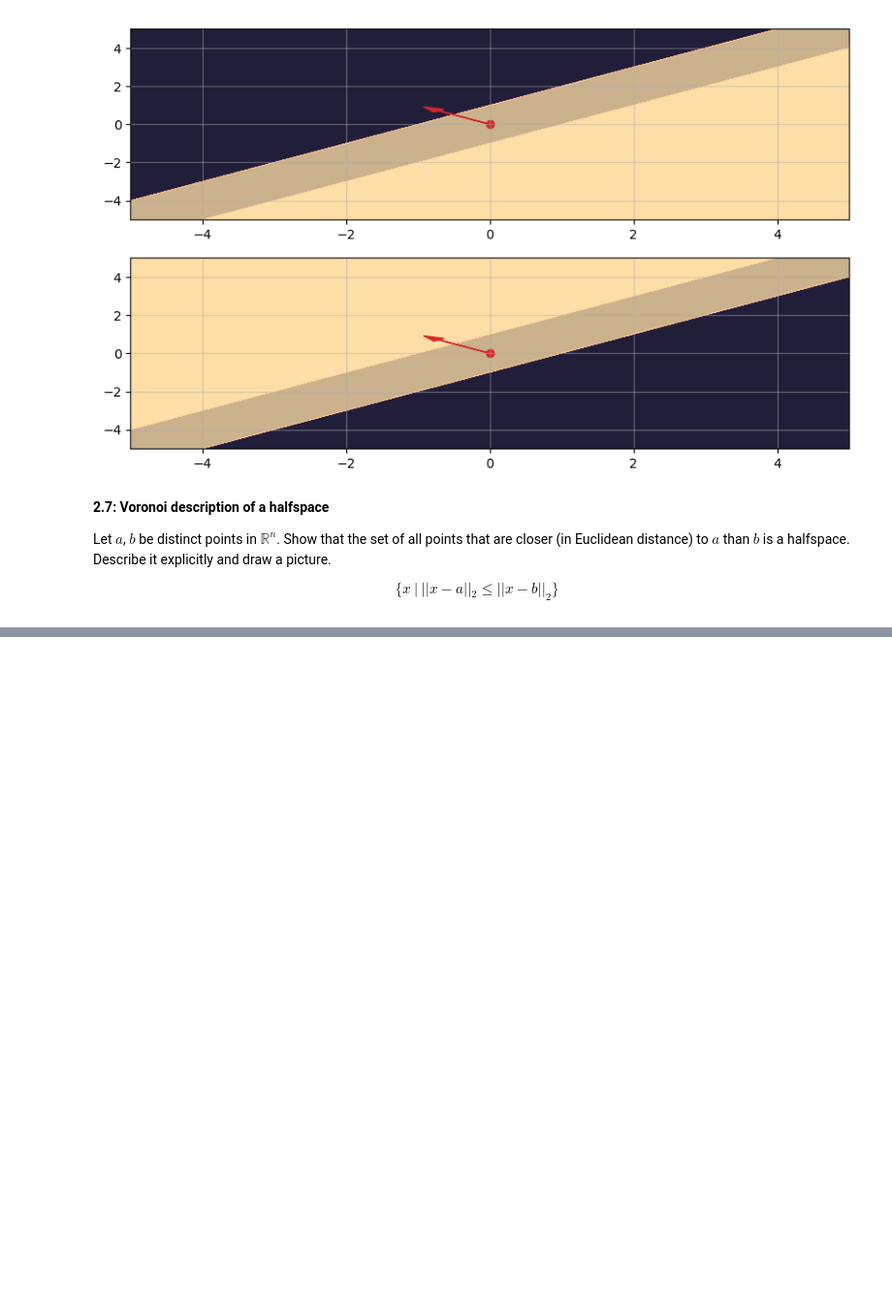
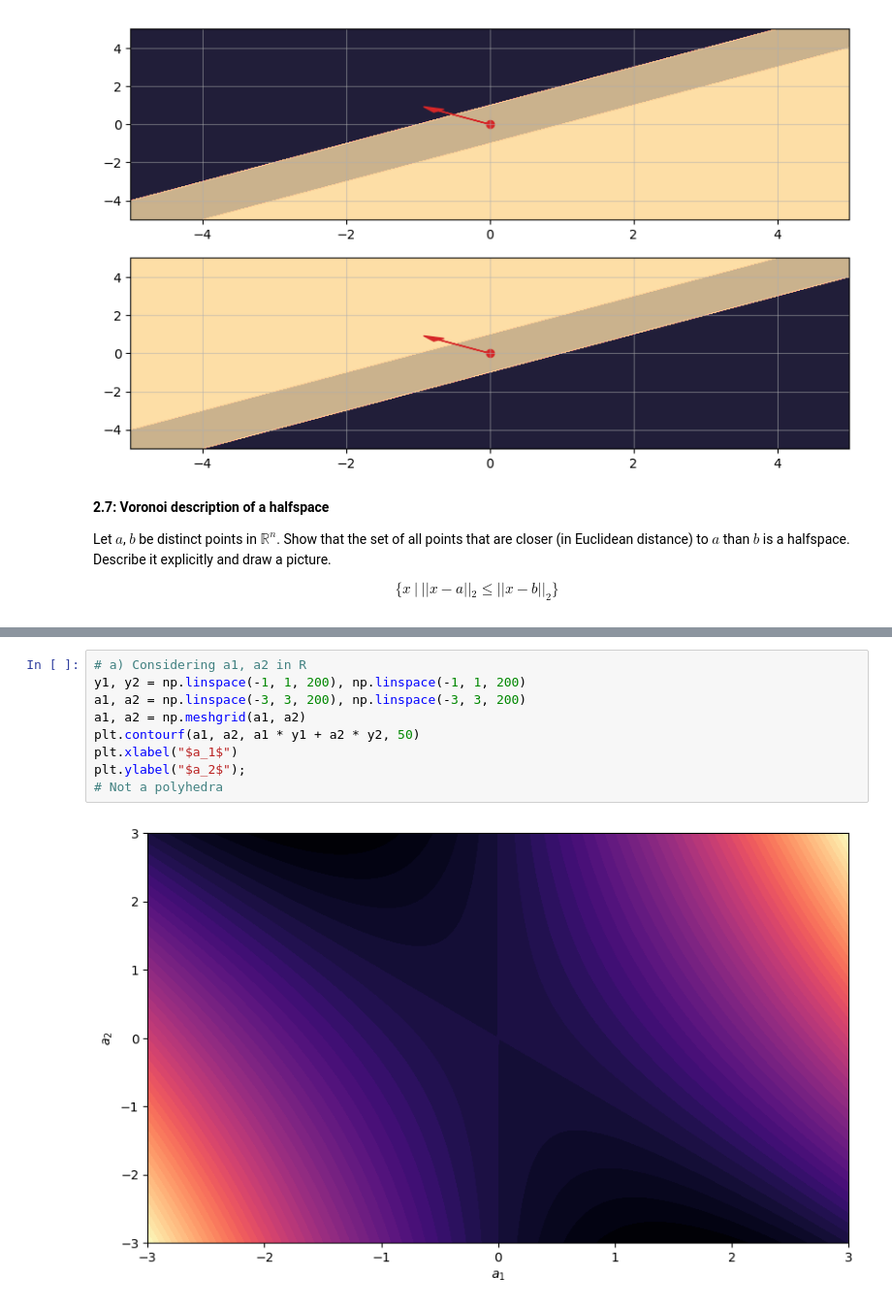
Before and after one commit to gerdm/machine_learning, a Jupyter notebook: convex_optimization/week2_notes.ipynb, the cells around one changed output, grey strips where cells are left out. Shown at 97% size. Drawn from its saved outputs; the diff is of its cells as text; blank space fills up the shorter version.

```diff
--- a/convex_optimization/week2_notes.ipynb
+++ b/convex_optimization/week2_notes.ipynb
@@ -144,0 +168,11 @@ plt.savefig("/Users/gerardoduran/Desktop/voronoi.png")
+# %%
+# a) Considering a1, a2 in R
+y1, y2 = np.linspace(-1, 1, 200), np.linspace(-1, 1, 200)
+a1, a2 = np.linspace(-3, 3, 200), np.linspace(-3, 3, 200)
+a1, a2 = np.meshgrid(a1, a2)
+plt.contourf(a1, a2, a1 * y1 + a2 * y2, 50)
+plt.xlabel("$a_1$")
+plt.ylabel("$a_2$");
+# Not a polyhedra
+# %% [output]
+[figure, added]
```
Also changed, not shown: parts of 5 cells of this notebook.
